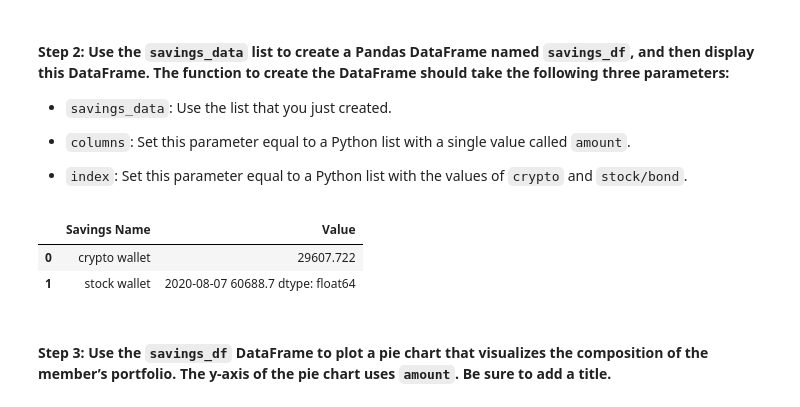
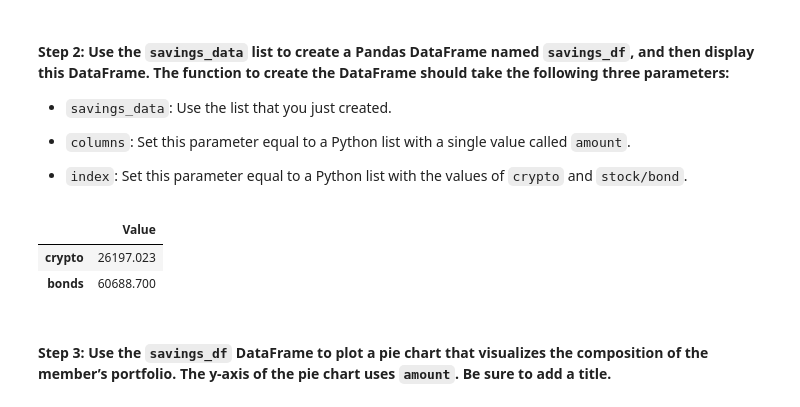
Before and after one commit to BubbaHexinator/Challenge_5, a Jupyter notebook: financial_planning_tools.ipynb, the cells around one changed output. Cells and saved outputs as stored; diff of their text form; code cells hidden in the pictures.

```diff
--- a/financial_planning_tools.ipynb
+++ b/financial_planning_tools.ipynb
@@ -297,7 +328,7 @@ closing_prices_df
 # %%
 # Access the closing price for AGG from the Alpaca DataFrame
 # Converting the value to a floating point number
-agg_close_prices = closing_prices_df["AGG"].astype("float")
+AGG_price = float(closing_prices_df["AGG"])
 
-print(agg_close_prices)
+AGG_price
 # %% [output]
@@ -306,8 +336,7 @@ Name: AGG, dtype: float64
 # %%
 # Access the closing price for SPY from the Alpaca DataFrame
 # Converting the value to a floating point number
-spy_close_prices = closing_prices_df["SPY"].astype("float")
+SPY_price = float(closing_prices_df["SPY"])
 
-# Print the SPY closing price
-print(spy_close_prices)
+SPY_price
 # %% [output]
@@ -317,8 +348,8 @@ Name: SPY, dtype: float64
 #### Step 6: Calculate the value, in US dollars, of the current amount of shares in each of the stock and bond portions of the portfolio, and print the results.
 # %%
 # Calculate the current value of the bond portion of the portfolio
-agg_value = agg_shares * agg_close_prices
+agg_value = agg_shares * AGG_price
 
 # Print the current value of the bond portfolio
-print(f"the current value of the bond portfolio is ${agg_value}")
+print(f"the current AGG value of the bond portfolio is ${agg_value}")
 # %% [output]
@@ -327,7 +357,9 @@ Name: AGG, dtype: float64
 # %%
 # Calculate the current value of the stock portion of the portfolio
-spy_value = spy_shares * spy_close_prices
+spy_value = spy_shares * SPY_price
+
+print(spy_value)
 
 # Print the current value of the stock portfolio
-print(f"the current value of the stock portion of the portfolios is ${spy_value}")
+print(f"the current SPY value of the bond portolfio is ${spy_value}")
 # %% [output]
@@ -405,14 +433,14 @@ savings_data
 - `index`: Set this parameter equal to a Python list with the values of `crypto` and `stock/bond`.
 # %%
 # Create a Pandas DataFrame called savings_df
-savings_df = pd.DataFrame(savings_data, columns =['Savings Name', 'Value'])
+savings_df = pd.DataFrame({"Value": [total_crypto_wallet, total_stocks_bonds]}, index=["crypto", "bonds"])
 
 # Display the savings_df DataFrame
 savings_df
 # %% [output]
-|  | Savings Name | Value |
-| 0 | crypto wallet | 29607.722 |
-| 1 | stock wallet | 2020-08-07 60688.7 dtype: float64 |
+|  | Value |
+| crypto | 26197.023 |
+| bonds | 60688.700 |
 # %% [markdown]
 #### Step 3: Use the `savings_df` DataFrame to plot a pie chart that visualizes the composition of the member’s portfolio. The y-axis of the pie chart uses `amount`. Be sure to add a title.
 # %%
```
Also changed, not shown: parts of 43 cells of this notebook.
